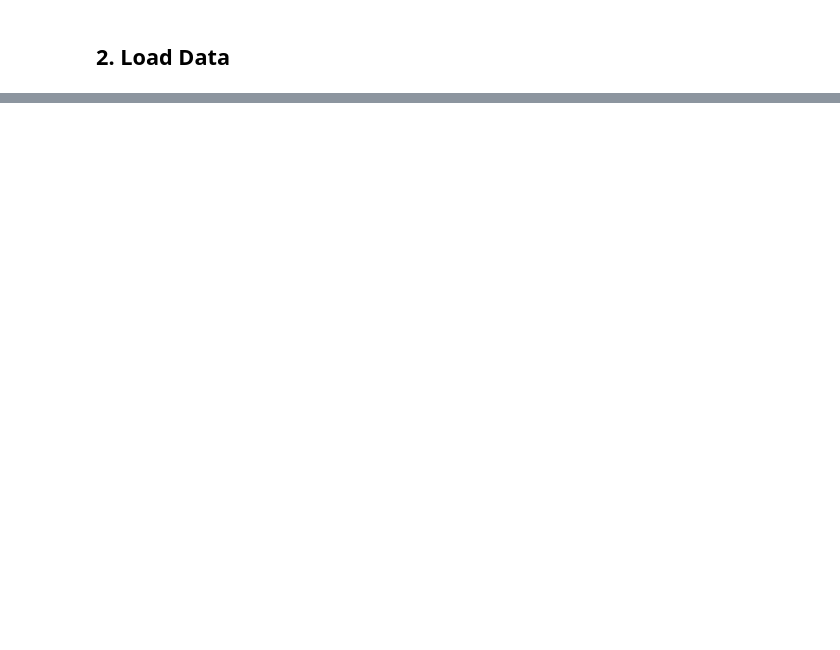
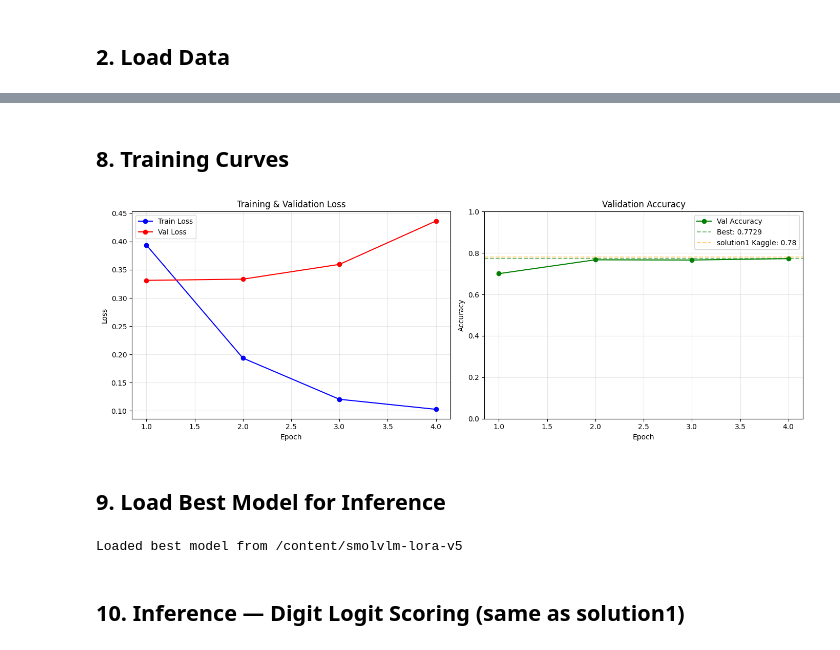
Before and after one commit to prabhjeet2570-spec/dl-endsem, a Jupyter notebook: solution5/resolution_768px.ipynb, the cells around one changed output, grey strips where cells are left out. Cells and saved outputs as stored; diff of their text form; code cells hidden in the pictures; blank space fills up the shorter version.

```diff
--- a/solution20/inference_hybrid_tta.ipynb
+++ b/solution5/resolution_768px.ipynb
@@ -404,0 +338,18 @@ files.download('submission.csv')
+# %%
+optimizer = torch.optim.AdamW(
+    model.parameters(),
+    lr=LEARNING_RATE,
+    weight_decay=0.01,
+)
+
+total_steps = (len(train_loader) // GRAD_ACCUM_STEPS) * NUM_EPOCHS
+warmup_steps = int(total_steps * WARMUP_RATIO)
+
+scheduler = get_cosine_schedule_with_warmup(
+    optimizer,
+    num_warmup_steps=warmup_steps,
+    num_training_steps=total_steps,
+)
+
+print(f"Total steps: {total_steps} | Warmup: {warmup_steps}")
+print(f"Steps per epoch: {len(train_loader) // GRAD_ACCUM_STEPS}")
@@ -404,0 +511,41 @@ files.download('submission.csv')
+# %% [markdown]
+## 8. Training Curves
+# %%
+import matplotlib.pyplot as plt
+
+fig, (ax1, ax2) = plt.subplots(1, 2, figsize=(14, 5))
+epochs = range(1, len(train_losses) + 1)
+
+ax1.plot(epochs, train_losses, 'b-o', label='Train Loss')
+ax1.plot(epochs, val_losses, 'r-o', label='Val Loss')
+ax1.set_xlabel('Epoch'); ax1.set_ylabel('Loss')
+ax1.set_title('Training & Validation Loss'); ax1.legend(); ax1.grid(True, alpha=0.3)
+
+ax2.plot(epochs, val_accs, 'g-o', label='Val Accuracy')
+ax2.axhline(y=best_val_acc, color='g', linestyle='--', alpha=0.5, label=f'Best: {best_val_acc:.4f}')
+ax2.axhline(y=0.78, color='orange', linestyle='--', alpha=0.5, label='solution1 Kaggle: 0.78')
+ax2.set_xlabel('Epoch'); ax2.set_ylabel('Accuracy')
+ax2.set_title('Validation Accuracy'); ax2.legend(); ax2.grid(True, alpha=0.3)
+ax2.set_ylim(0, 1)
+
+plt.tight_layout()
+plt.show()
+# %% [output]
+[figure, added]
+# %% [markdown]
+## 9. Load Best Model for Inference
+# %%
+best_adapter_path = OUTPUT_DIR
+if not os.path.exists(os.path.join(OUTPUT_DIR, "adapter_config.json")):
+    best_adapter_path = os.path.join(CKPT_DIR, "lora_adapter")
+    print(f"Local output missing, loading from Drive: {best_adapter_path}")
+
+base_model = AutoModelForVision2Seq.from_pretrained(
+    MODEL_ID, torch_dtype=torch.float16, device_map="auto")
+model = PeftModel.from_pretrained(base_model, best_adapter_path)
+model.eval()
+print(f"Loaded best model from {best_adapter_path}")
+# %% [output]
+Loaded best model from /content/smolvlm-lora-v5
+# %% [markdown]
+## 10. Inference — Digit Logit Scoring (same as solution1)
```
Also changed, not shown: parts of 39 cells of this notebook, 38 other files.
